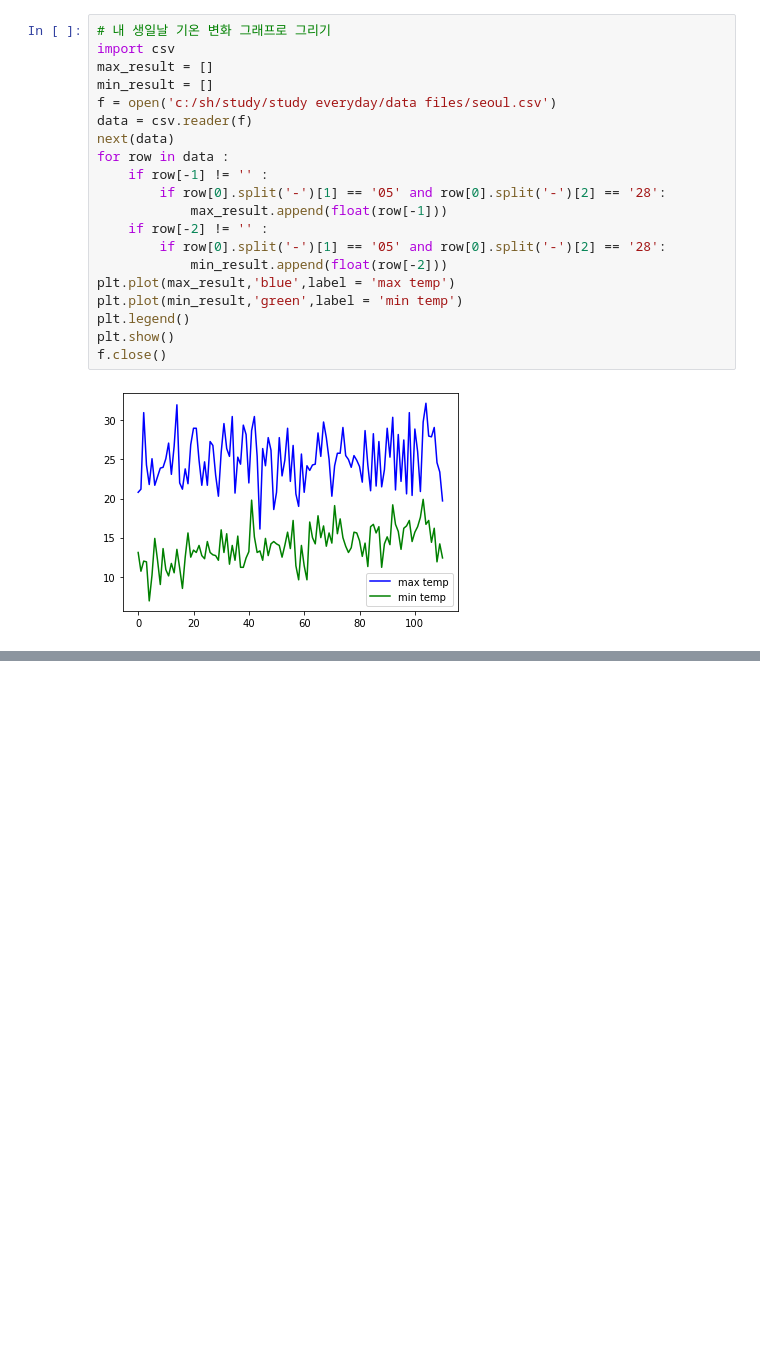
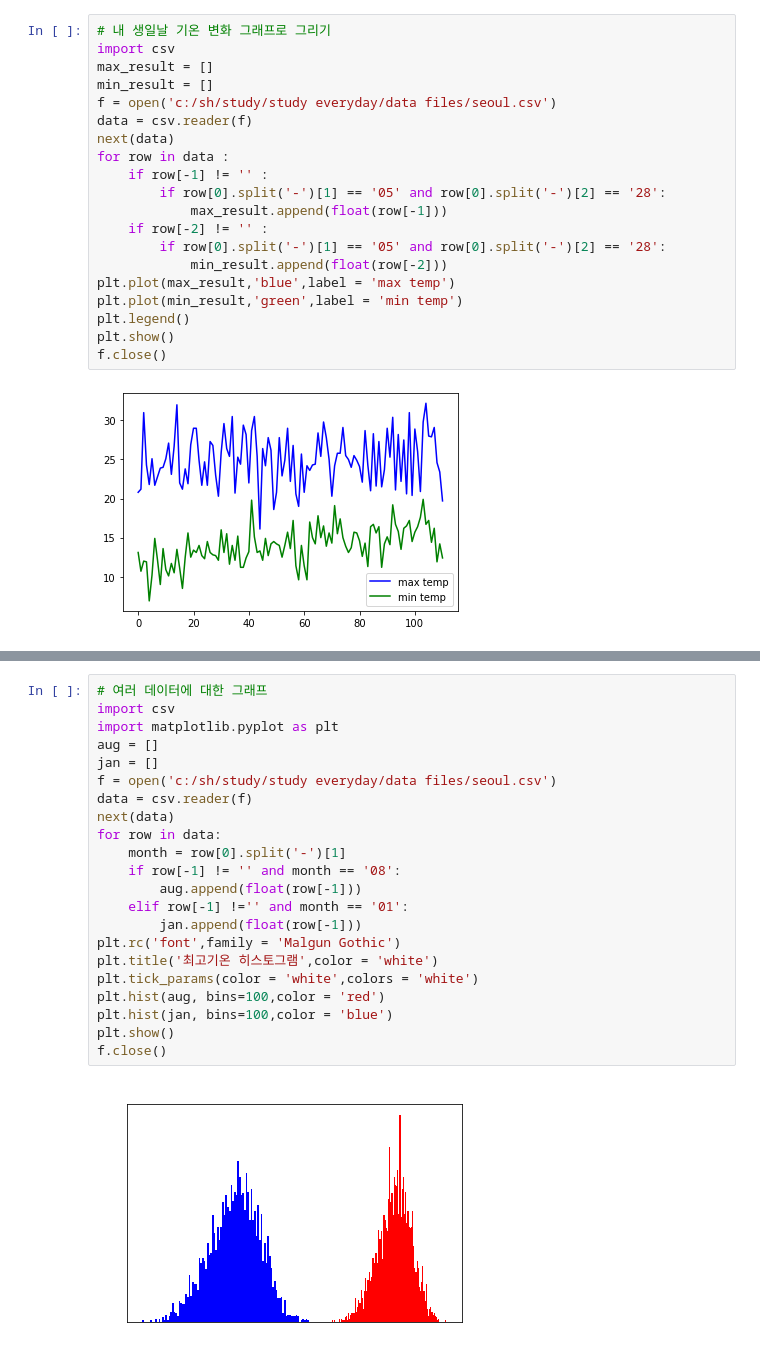
Before and after one commit to 56unbreakable/TIL, a Jupyter notebook: Python study/3. 데이터 분석/기온 공공 데이터 분석.ipynb, the cells around one changed output, grey strips where cells are left out. Drawn from its saved outputs; the diff is of its cells as text; blank space fills up the shorter version.

```diff
--- a/Python study/3. 데이터 분석/기온 공공 데이터 분석.ipynb
+++ b/Python study/3. 데이터 분석/기온 공공 데이터 분석.ipynb
@@ -160,0 +196,24 @@ plt.show()
+# %%
+# 여러 데이터에 대한 그래프
+import csv
+import matplotlib.pyplot as plt
+aug = []
+jan = []
+f = open('c:/sh/study/study everyday/data files/seoul.csv')
+data = csv.reader(f)
+next(data)
+for row in data:
+    month = row[0].split('-')[1]
+    if row[-1] != '' and month == '08':
+        aug.append(float(row[-1]))
+    elif row[-1] !='' and month == '01':
+        jan.append(float(row[-1]))
+plt.rc('font',family = 'Malgun Gothic')
+plt.title('최고기온 히스토그램',color = 'white')
+plt.tick_params(color = 'white',colors = 'white')
+plt.hist(aug, bins=100,color = 'red')
+plt.hist(jan, bins=100,color = 'blue')
+plt.show()
+f.close()
+# %% [output]
+[figure, added]
```
Also changed, not shown: parts of 8 cells of this notebook, 2 other files.
